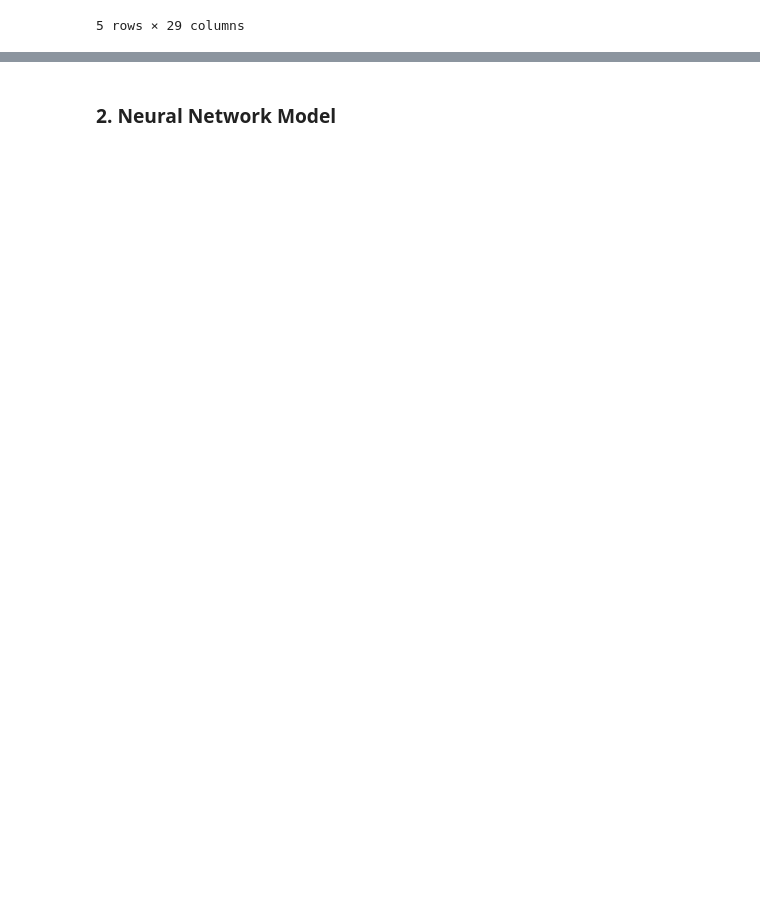
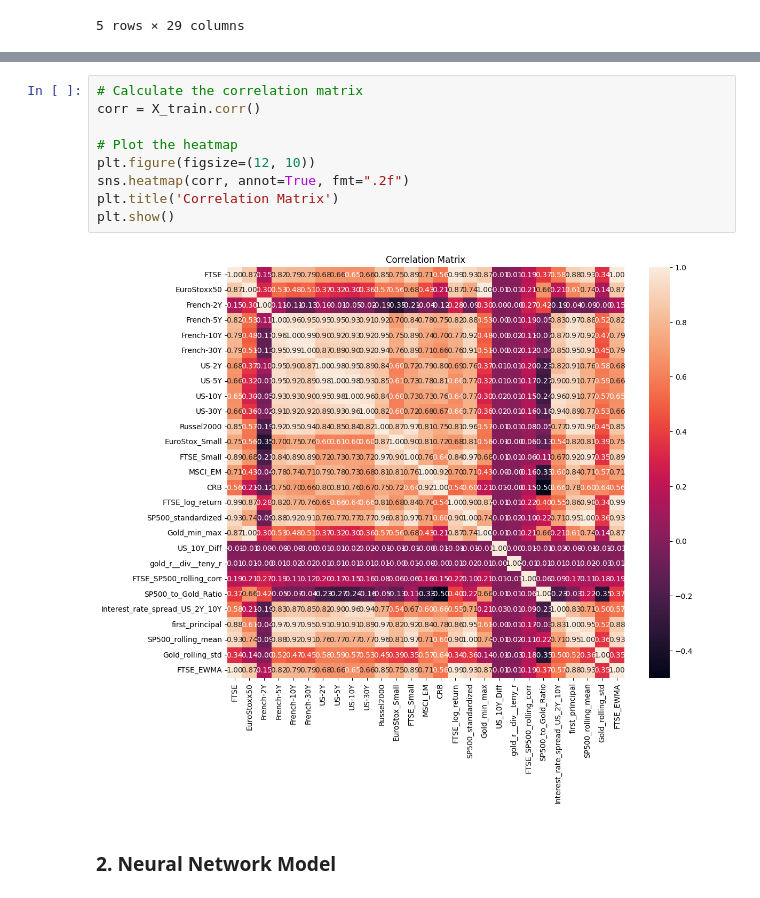
Before and after one commit to kevin-yiran-zhou/ML4Finance, a Jupyter notebook: Proj3_Feature_Engineering_+_DL_Model.ipynb, the cells around one changed output, grey strips where cells are left out. Cells and saved outputs as stored; diff of their text form; blank space fills up the shorter version.

```diff
--- a/Proj3_Feature_Engineering_+_DL_Model.ipynb
+++ b/Proj3_Feature_Engineering_+_DL_Model.ipynb
@@ -428,2 +443,13 @@ plt.show()
+# %%
+# Calculate the correlation matrix
+corr = X_train.corr()
+
+# Plot the heatmap
+plt.figure(figsize=(12, 10))
+sns.heatmap(corr, annot=True, fmt=".2f")
+plt.title('Correlation Matrix')
+plt.show()
+# %% [output]
+[figure, added]
 # %% [markdown]
 ### 2. Neural Network Model
```
Also changed, not shown: parts of 4 cells of this notebook.
